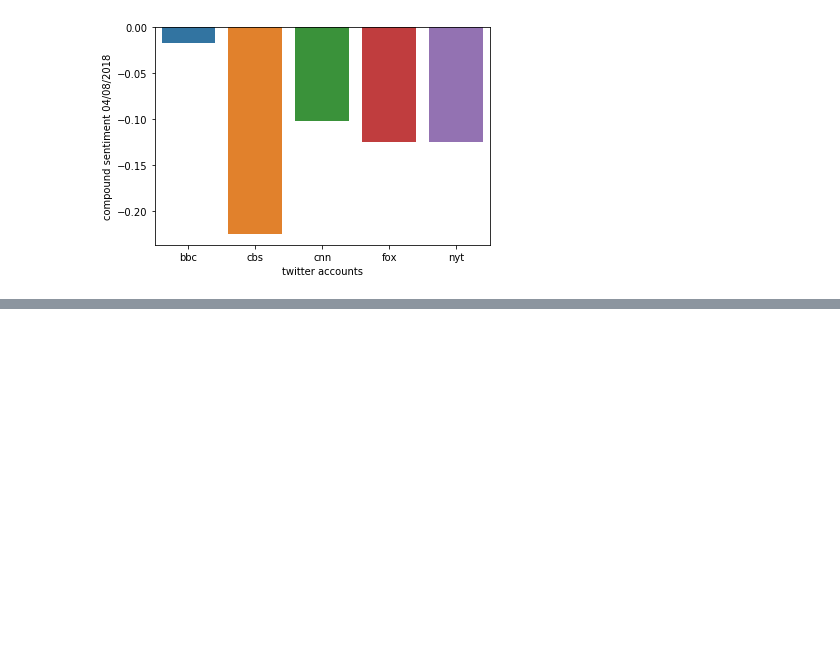
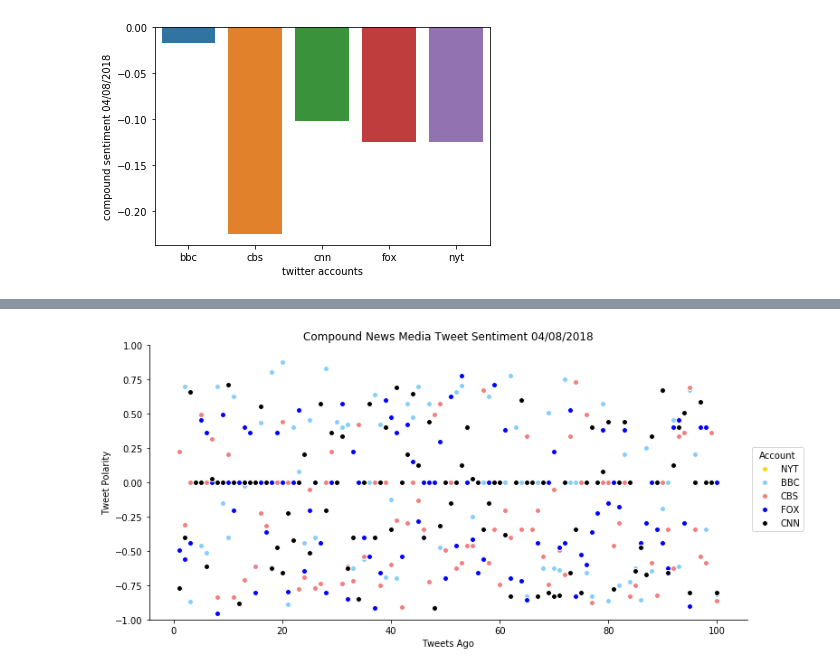
Before and after one commit to ehyoder/Social_Analytics_HW, a Jupyter notebook: Social_Analytics_Hw.ipynb, the cells around one changed output, grey strips where cells are left out. Saved outputs shown, nothing was run; the diff lists cells and outputs as text; code cells hidden in the pictures; blank space fills up the shorter version.

```diff
--- a/Social_Analytics_Hw.ipynb
+++ b/Social_Analytics_Hw.ipynb
@@ -196,6 +189,7 @@ for x in range(5):
         # Add to counter
         counter = counter + 1
 # %%
-# Convert sentiments to DataFrame
+# Convert sentiments to DataFrame and add account column
 cnn_sentiments_df = pd.DataFrame(cnn_sentiments)
-cnn_sentiments_df.head()
+cnn_sentiments_df['Account'] = "CNN"
+#cnn_sentiments_df.head()
@@ -264,7 +251,7 @@ for x in range(5):
         # Add to counter
         counter = counter + 1
 # %%
-# Convert sentiments to DataFrame
+# Convert sentiments to DataFrame and add account column
 fox_sentiments_df = pd.DataFrame(fox_sentiments)
-fox_sentiments_df.head()
-# Could convert date using date time library
+fox_sentiments_df['Account'] = "FOX"
+#fox_sentiments_df.head()
@@ -335,7 +315,7 @@ for x in range(5):
         # Add to counter
         counter = counter + 1
 # %%
-# Convert sentiments to DataFrame
+# Convert sentiments to DataFrame and add account column
 nyt_sentiments_df = pd.DataFrame(nyt_sentiments)
-nyt_sentiments_df.head()
-# Could convert date using date time library
+nyt_sentiments_df['Account'] = "NYT"
+#nyt_sentiments_df.head()
@@ -415,0 +367,5 @@ plt.show()
+# %%
+# Concatenate the frames for bubble plot
+frames = [nyt_sentiments_df, bbc_sentiments_df, cbs_sentiments_df, fox_sentiments_df, cnn_sentiments_df]
+new_concat = pd.concat(frames)
+new_concat.head()
@@ -415,0 +379,16 @@ plt.show()
+# %%
+# Seaborn bubble plot
+palette = ["Gold", "#87cefa", "#f08080", "blue", "black"]
+sb.pairplot(new_concat, hue="Account", palette=palette, x_vars="Tweets Ago", y_vars="Compound", kind='scatter', size=5, aspect=2)
+plt.ylim(-1, 1)
+plt.title("Compound News Media Tweet Sentiment 04/08/2018")
+plt.xlabel("Tweets Ago")
+plt.ylabel("Tweet Polarity")
+
+# Save the figure as png image
+plt.savefig("scatter_twitter.png")
+
+# Display the graph
+plt.show()
+# %% [output]
+[figure, added]
```
Also changed, not shown: parts of 16 cells of this notebook, 4 other files.
